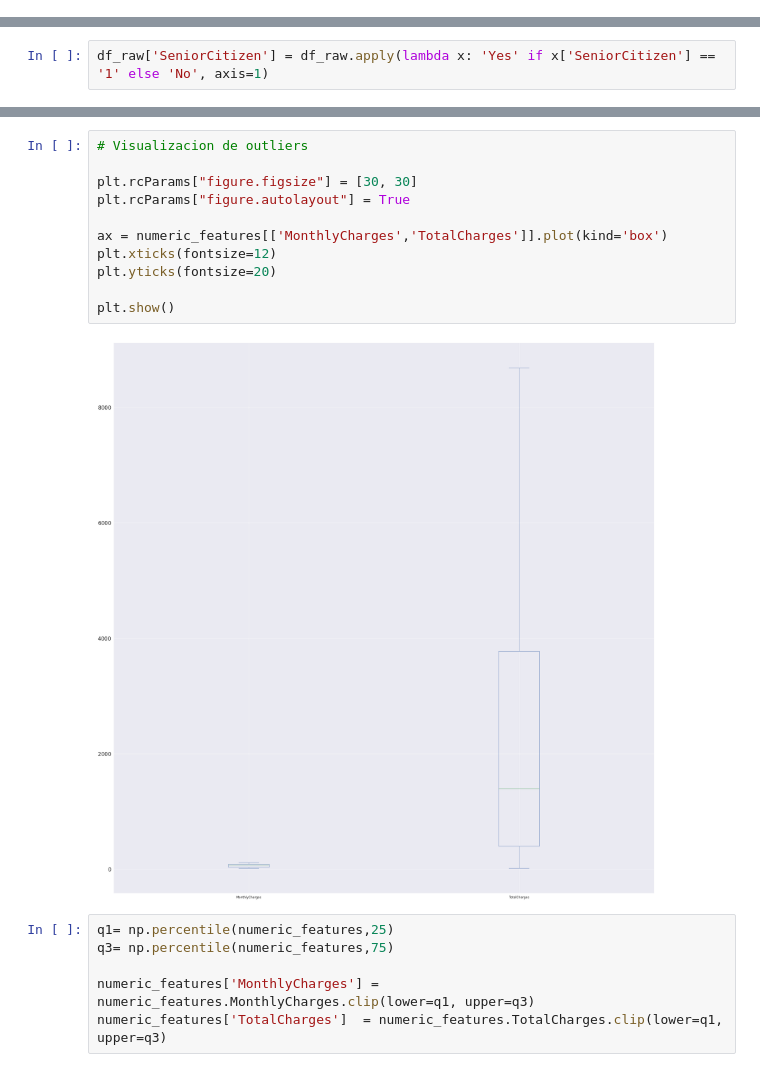
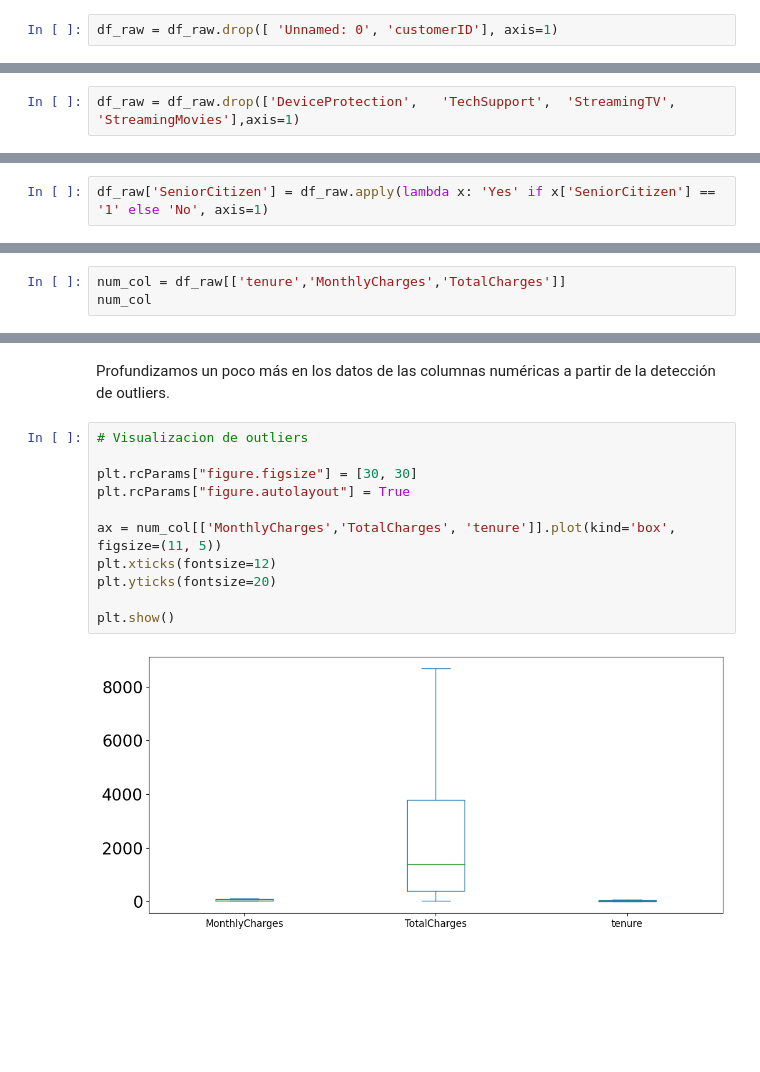
Before and after one commit to GerardoGrana/portfolio, a Jupyter notebook: credit_prediction/notebooks/exploratory.ipynb, the cells around one changed output, grey strips where cells are left out. Drawn from its saved outputs; the diff is of its cells as text; blank space fills up the shorter version.

```diff
--- a/credit_prediction/notebooks/exploratory.ipynb
+++ b/credit_prediction/notebooks/exploratory.ipynb
@@ -57,0 +58,2 @@ dtype: object
+# %%
+df_raw = df_raw.drop([ 'Unnamed: 0', 'customerID'], axis=1)
@@ -57,0 +80,2 @@ dtype: object
+# %%
+df_raw = df_raw.drop(['DeviceProtection',	'TechSupport',	'StreamingTV',	'StreamingMovies'],axis=1)
@@ -155,0 +218,3 @@ numeric_features = df_churn[['MonthlyCharges','TotalCharges']]
+# %%
+num_col = df_raw[['tenure','MonthlyCharges','TotalCharges']]
+num_col
@@ -156,19 +247,15 @@ numeric_features = df_churn[['MonthlyCharges','TotalCharges']]
+# %% [markdown]
+Profundizamos un poco más en los datos de las columnas numéricas a partir de la detección de outliers.
 # %%
 # Visualizacion de outliers
 
 plt.rcParams["figure.figsize"] = [30, 30]
 plt.rcParams["figure.autolayout"] = True
 
-ax = numeric_features[['MonthlyCharges','TotalCharges']].plot(kind='box')
+ax = num_col[['MonthlyCharges','TotalCharges', 'tenure']].plot(kind='box', figsize=(11, 5))
 plt.xticks(fontsize=12)
 plt.yticks(fontsize=20)
 
 plt.show()
 # %% [output]
-[figure, old version]
+[figure, new version]
-# %%
-q1= np.percentile(numeric_features,25)
-q3= np.percentile(numeric_features,75)
-
-numeric_features['MonthlyCharges'] = numeric_features.MonthlyCharges.clip(lower=q1, upper=q3)
-numeric_features['TotalCharges']  = numeric_features.TotalCharges.clip(lower=q1, upper=q3)
```
Also changed, not shown: parts of 42 cells of this notebook, 4 other files.
